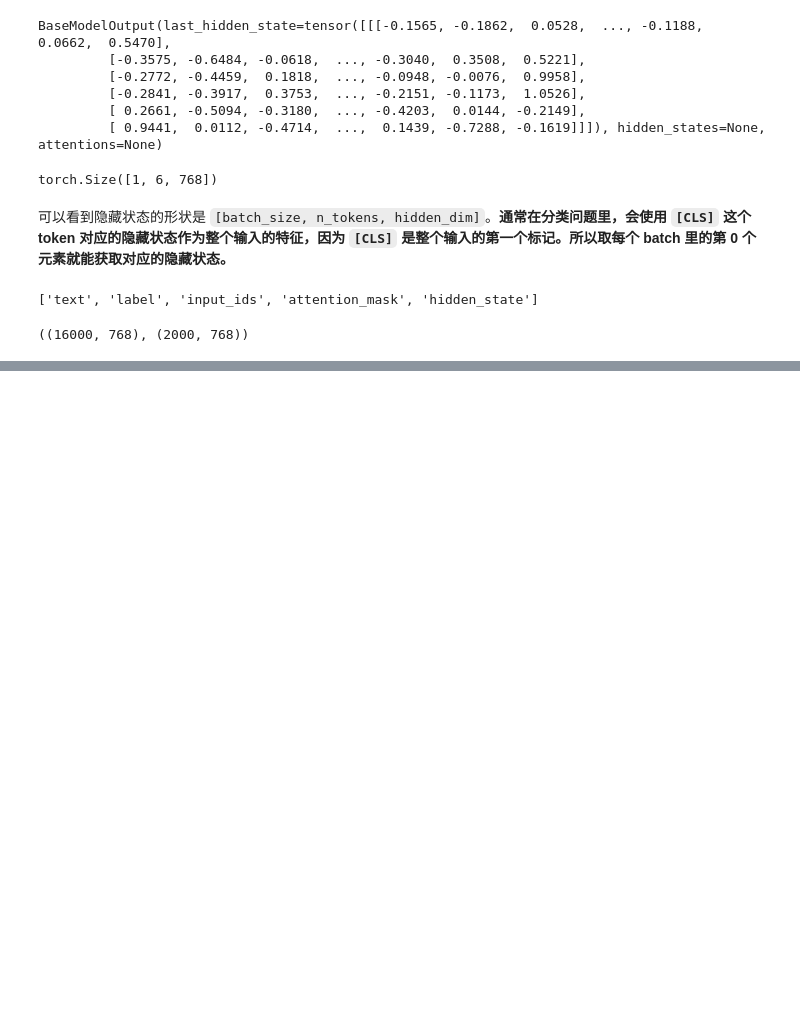
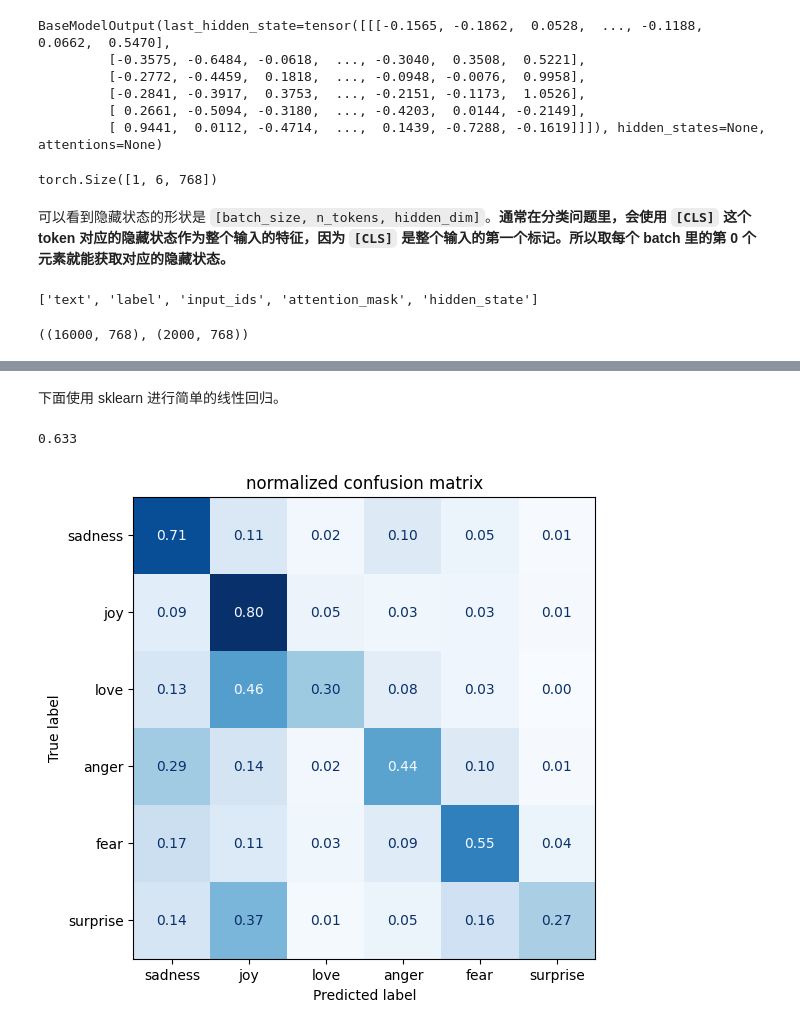
Before and after one commit to Aquietzero/ai-playground, a Jupyter notebook: nlp/text_classification_with_hugging_face.ipynb, the cells around one changed output, grey strips where cells are left out. Cells and saved outputs as stored; diff of their text form; code cells hidden in the pictures; blank space fills up the shorter version.

```diff
--- a/nlp/text_classification_with_hugging_face.ipynb
+++ b/nlp/text_classification_with_hugging_face.ipynb
@@ -330,0 +339,25 @@ plt.show()
+# %% [markdown]
+下面使用 sklearn 进行简单的线性回归。
+# %%
+from sklearn.linear_model import LogisticRegression
+
+lr_clf = LogisticRegression(max_iter=3000)
+lr_clf.fit(X_train, y_train)
+lr_clf.score(X_valid, y_valid)
+# %% [output]
+0.633
+# %%
+from sklearn.metrics import ConfusionMatrixDisplay, confusion_matrix
+
+def plot_confusion_matrix(y_preds, y_true, labels):
+    cm = confusion_matrix(y_true, y_preds, normalize='true')
+    fig, ax = plt.subplots(figsize=(6, 6))
+    disp = ConfusionMatrixDisplay(confusion_matrix=cm, display_labels=labels)
+    disp.plot(cmap='Blues', values_format='.2f', ax=ax, colorbar=False)
+    plt.title('normalized confusion matrix')
+    plt.show
+
+y_preds = lr_clf.predict(X_valid)
+plot_confusion_matrix(y_preds, y_valid, labels)
+# %% [output]
+[figure, added]
```
Also changed, not shown: parts of 16 cells of this notebook, 1 other file.
